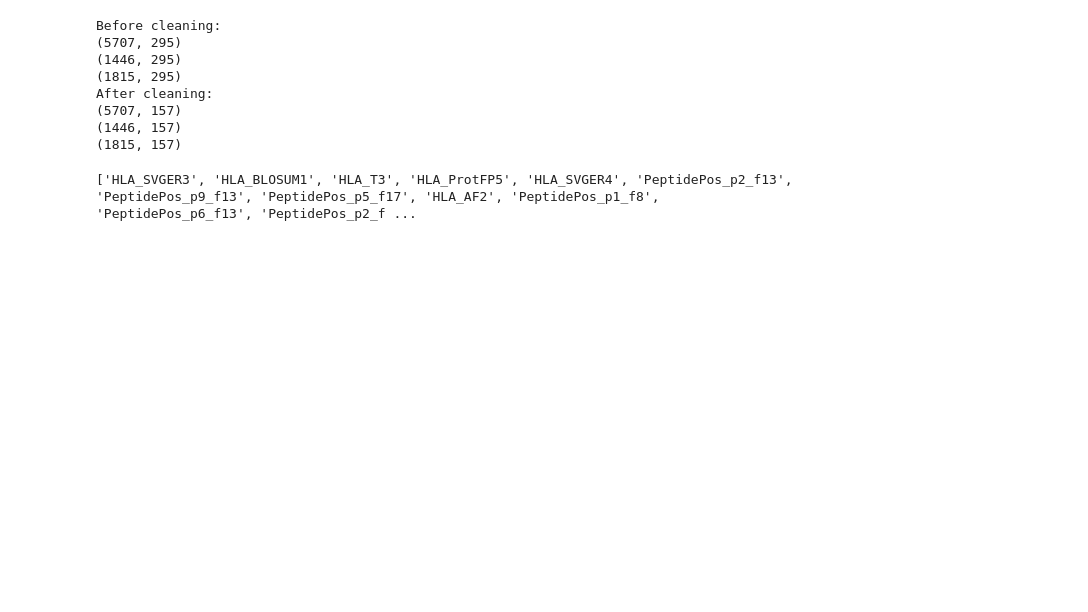
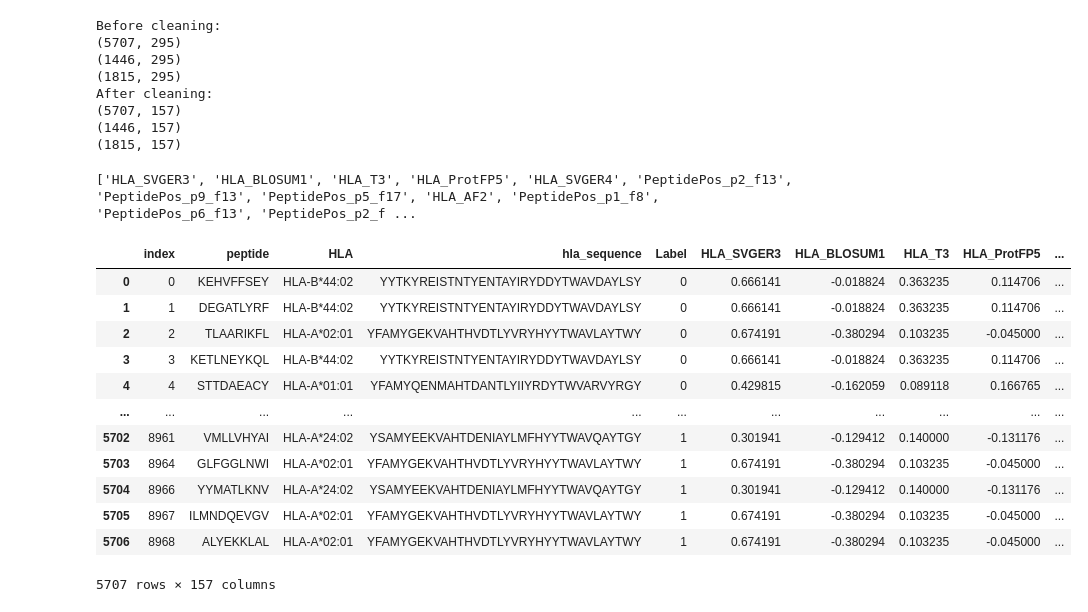
Before and after one commit to nikitarjsh/PIPER, a Jupyter notebook: src/feature_selection.ipynb, the cells around one changed output. Saved outputs shown, nothing was run; the diff lists cells and outputs as text; code cells hidden in the pictures; blank space fills up the shorter version.

```diff
--- a/src/feature_selection.ipynb
+++ b/src/feature_selection.ipynb
@@ -252,0 +268,16 @@ test_final.to_csv("../data/dataset_test.csv", index=False)
+# %%
+train_final
+# %% [output]
+|  | index | peptide | HLA | hla_sequence | Label | HLA_SVGER3 | HLA_BLOSUM1 | HLA_T3 | HLA_ProtFP5 | ... |
+| 0 | 0 | KEHVFFSEY | HLA-B*44:02 | YYTKYREISTNTYENTAYIRYDDYTWAVDAYLSY | 0 | 0.666141 | -0.018824 | 0.363235 | 0.114706 | ... |
+| 1 | 1 | DEGATLYRF | HLA-B*44:02 | YYTKYREISTNTYENTAYIRYDDYTWAVDAYLSY | 0 | 0.666141 | -0.018824 | 0.363235 | 0.114706 | ... |
+| 2 | 2 | TLAARIKFL | HLA-A*02:01 | YFAMYGEKVAHTHVDTLYVRYHYYTWAVLAYTWY | 0 | 0.674191 | -0.380294 | 0.103235 | -0.045000 | ... |
+| 3 | 3 | KETLNEYKQL | HLA-B*44:02 | YYTKYREISTNTYENTAYIRYDDYTWAVDAYLSY | 0 | 0.666141 | -0.018824 | 0.363235 | 0.114706 | ... |
+| 4 | 4 | STTDAEACY | HLA-A*01:01 | YFAMYQENMAHTDANTLYIIYRDYTWVARVYRGY | 0 | 0.429815 | -0.162059 | 0.089118 | 0.166765 | ... |
+| ... | ... | ... | ... | ... | ... | ... | ... | ... | ... | ... |
+| 5702 | 8961 | VMLLVHYAI | HLA-A*24:02 | YSAMYEEKVAHTDENIAYLMFHYYTWAVQAYTGY | 1 | 0.301941 | -0.129412 | 0.140000 | -0.131176 | ... |
+| 5703 | 8964 | GLFGGLNWI | HLA-A*02:01 | YFAMYGEKVAHTHVDTLYVRYHYYTWAVLAYTWY | 1 | 0.674191 | -0.380294 | 0.103235 | -0.045000 | ... |
+| 5704 | 8966 | YYMATLKNV | HLA-A*24:02 | YSAMYEEKVAHTDENIAYLMFHYYTWAVQAYTGY | 1 | 0.301941 | -0.129412 | 0.140000 | -0.131176 | ... |
+| 5705 | 8967 | ILMNDQEVGV | HLA-A*02:01 | YFAMYGEKVAHTHVDTLYVRYHYYTWAVLAYTWY | 1 | 0.674191 | -0.380294 | 0.103235 | -0.045000 | ... |
+| 5706 | 8968 | ALYEKKLAL | HLA-A*02:01 | YFAMYGEKVAHTHVDTLYVRYHYYTWAVLAYTWY | 1 | 0.674191 | -0.380294 | 0.103235 | -0.045000 | ... |
+5707 rows × 157 columns
```
Also changed, not shown: parts of 1 cell of this notebook, 19 other files.
